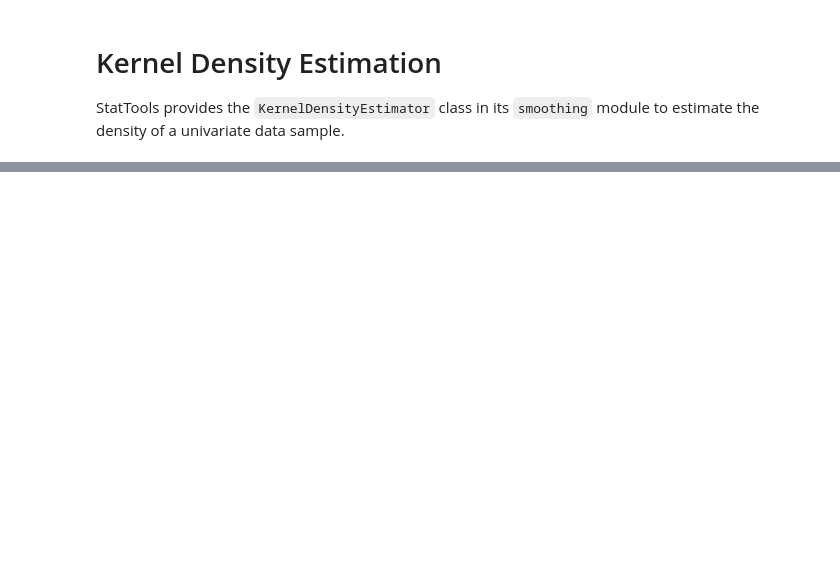
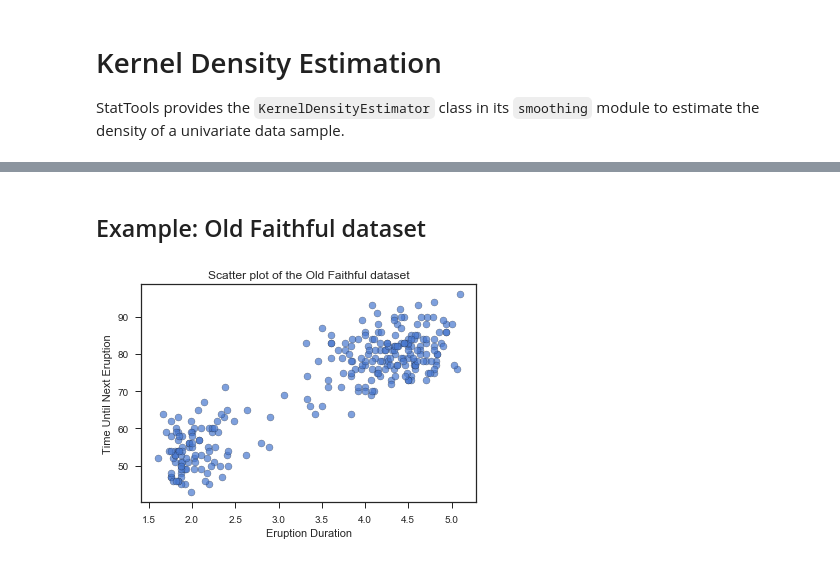
Before and after one commit to artemmavrin/StatTools, a Jupyter notebook: examples/Kernel Density Estimation.ipynb, the cells around one changed output, grey strips where cells are left out. Saved outputs shown, nothing was run; the diff lists cells and outputs as text; code cells hidden in the pictures; blank space fills up the shorter version.

```diff
--- a/examples/Kernel Density Estimation.ipynb
+++ b/examples/Kernel Density Estimation.ipynb
@@ -51,0 +61,14 @@ plt.close()
+# %% [markdown]
+## Example: Old Faithful dataset
+# %%
+data = load_old_faithful()
+
+plt.figure()
+plt.scatter(data.Duration, data.Wait, c="b", edgecolor="k", alpha=0.7)
+plt.xlabel("Eruption Duration")
+plt.ylabel("Time Until Next Eruption")
+plt.title("Scatter plot of the Old Faithful dataset")
+plt.show()
+plt.close()
+# %% [output]
+[figure, added]
```
Also changed, not shown: parts of 8 cells of this notebook, 1 other file.
